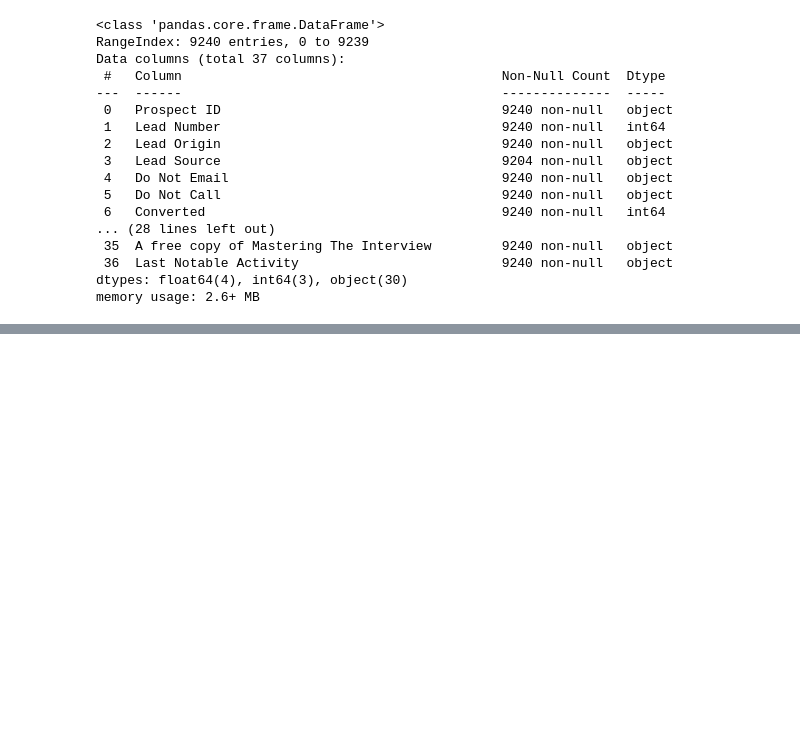
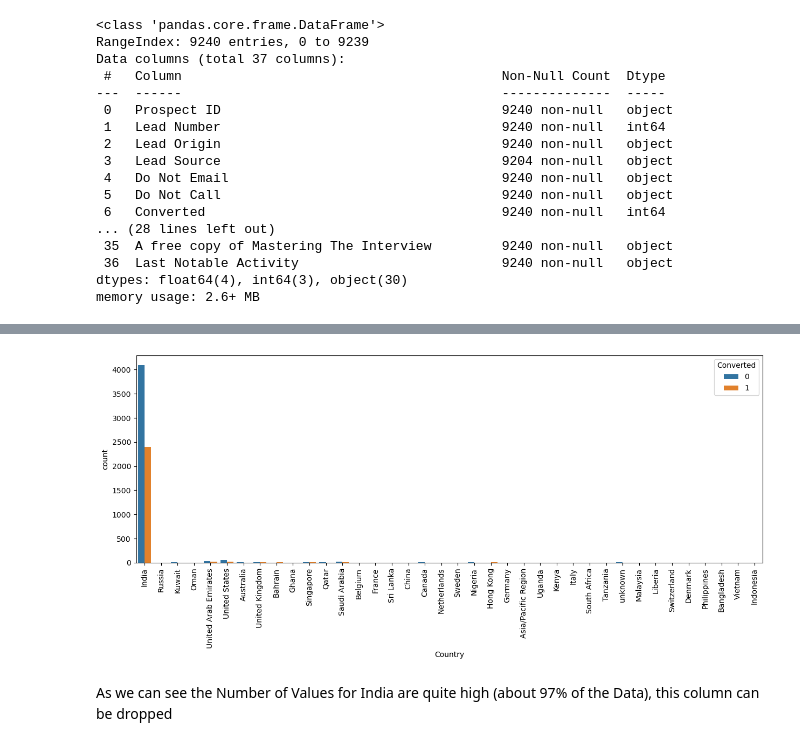
Before and after one commit to adityapotdar11/Lead-Score-Case-Study-X-Education, a Jupyter notebook: Lead-Score-Case-Study-X-Education.ipynb, the cells around one changed output, grey strips where cells are left out. Drawn from its saved outputs; the diff is of its cells as text; code cells hidden in the pictures; blank space fills up the shorter version.

```diff
--- a/Lead-Score-Case-Study-X-Education.ipynb
+++ b/Lead-Score-Case-Study-X-Education.ipynb
@@ -57,0 +73,4 @@ leads.describe()
+# %%
+# Dropping Lead Number and Prospect ID as they have unique values
+
+leads.drop(['Prospect ID', 'Lead Number'], axis = 1, inplace = True)
@@ -57,0 +82,3 @@ leads.describe()
+# %%
+# Converting 'Select' values to NaN.
+leads = leads.replace('Select', np.nan)
@@ -57,0 +129,8 @@ leads.describe()
+# %%
+# Dropping columns with more than 45% missing values
+
+cols=leads.columns
+
+for i in cols:
+    if((100*(leads[i].isnull().sum()/len(leads.index))) >= 45):
+        leads.drop(i, axis = 1, inplace = True)
@@ -57,0 +181,10 @@ leads.describe()
+# %%
+# Plotting spread of Country columnn
+plt.figure(figsize = (15,5))
+s1 = sns.countplot(x="Country", hue="Converted", data=leads)
+s1.set_xticklabels( s1.get_xticklabels(), rotation=90)
+plt.show()
+# %% [output]
+[figure, added]
+# %% [markdown]
+As we can see the Number of Values for India are quite high (about 97% of the Data), this column can be dropped
```
Also changed, not shown: parts of 188 cells of this notebook.
